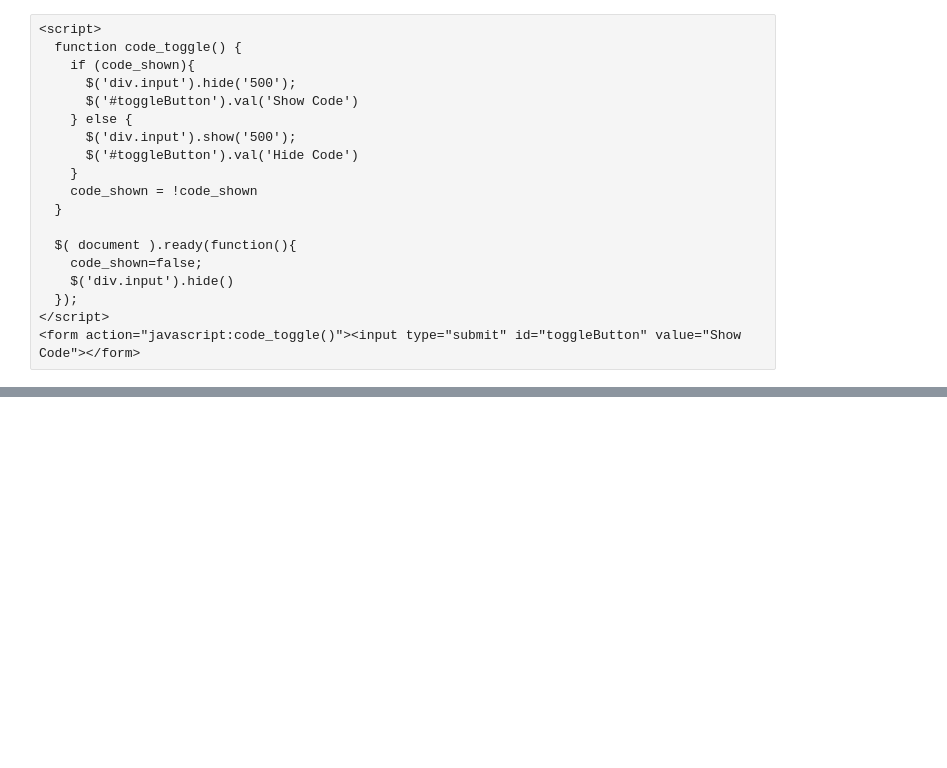
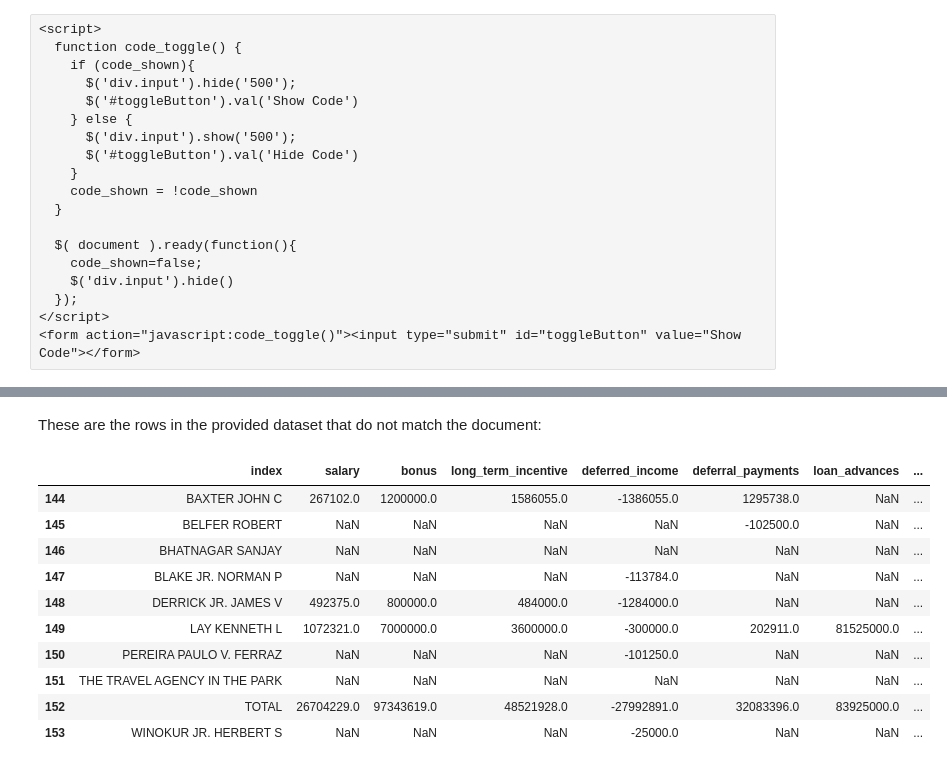
Before and after one commit to joewa/ud120-projects, a Jupyter notebook: final_project/final_project.ipynb, the cells around one changed output, grey strips where cells are left out. Saved outputs shown, nothing was run; the diff lists cells and outputs as text; code cells hidden in the pictures; blank space fills up the shorter version.

```diff
--- a/final_project/final_project.ipynb
+++ b/final_project/final_project.ipynb
@@ -19,0 +303,14 @@
+# %%
+# https://stackoverflow.com/questions/19917545/comparing-two-pandas-dataframes-for-differences
+def get_different_rows(source_df, new_df):
+    """Returns just the rows from the new dataframe that differ from the source dataframe"""
+    merged_df = source_df.merge(new_df, indicator=True, how='outer')
+    changed_rows_df = merged_df[merged_df['_merge'] == 'right_only']
+    return changed_rows_df.drop('_merge', axis=1)
+#features_financial_salary+features_financial_salary_total #
+
+df1 = df[ff].reset_index()
+df2 = df_pdf[ff].reset_index()
+df_diff12 = get_different_rows(df1, df2)
+df_diff21 = get_different_rows(df2, df1)
+HTML(df_diff12.to_html())
@@ -19,0 +327,16 @@
+# %% [markdown]
+These are the rows in the provided dataset that do not match the document:
+# %%
+HTML(df_diff21.to_html())
+# %% [output]
+|  | index | salary | bonus | long_term_incentive | deferred_income | deferral_payments | loan_advances | ... |
+| 144 | BAXTER JOHN C | 267102.0 | 1200000.0 | 1586055.0 | -1386055.0 | 1295738.0 | NaN | ... |
+| 145 | BELFER ROBERT | NaN | NaN | NaN | NaN | -102500.0 | NaN | ... |
+| 146 | BHATNAGAR SANJAY | NaN | NaN | NaN | NaN | NaN | NaN | ... |
+| 147 | BLAKE JR. NORMAN P | NaN | NaN | NaN | -113784.0 | NaN | NaN | ... |
+| 148 | DERRICK JR. JAMES V | 492375.0 | 800000.0 | 484000.0 | -1284000.0 | NaN | NaN | ... |
+| 149 | LAY KENNETH L | 1072321.0 | 7000000.0 | 3600000.0 | -300000.0 | 202911.0 | 81525000.0 | ... |
+| 150 | PEREIRA PAULO V. FERRAZ | NaN | NaN | NaN | -101250.0 | NaN | NaN | ... |
+| 151 | THE TRAVEL AGENCY IN THE PARK | NaN | NaN | NaN | NaN | NaN | NaN | ... |
+| 152 | TOTAL | 26704229.0 | 97343619.0 | 48521928.0 | -27992891.0 | 32083396.0 | 83925000.0 | ... |
+| 153 | WINOKUR JR. HERBERT S | NaN | NaN | NaN | -25000.0 | NaN | NaN | ... |
```
Also changed, not shown: parts of 51 cells of this notebook, 5 other files.
